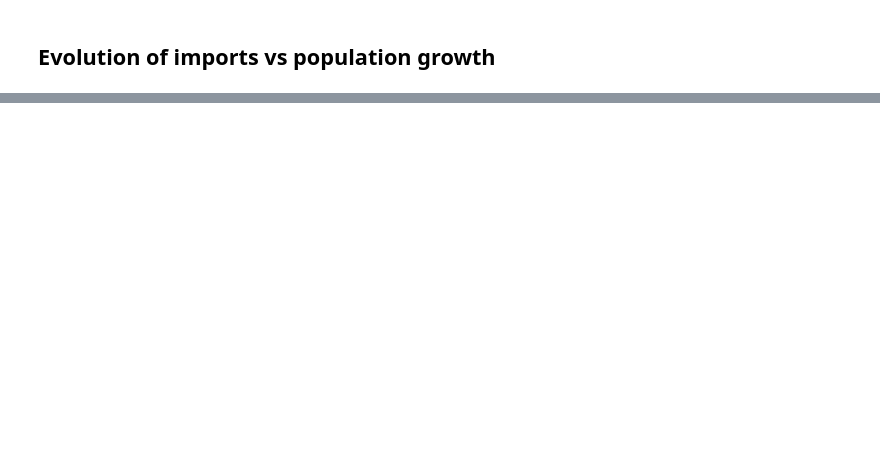
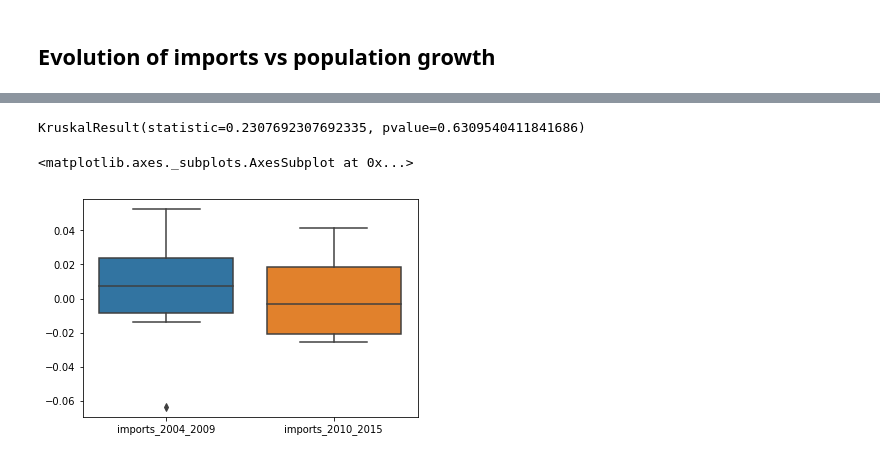
Before and after one commit to MrymZakani/ADA, a Jupyter notebook: Confidence intervals to results.ipynb, the cells around one changed output, grey strips where cells are left out. Cells and saved outputs as stored; diff of their text form; code cells hidden in the pictures; blank space fills up the shorter version.

```diff
--- a/Confidence intervals to results.ipynb
+++ b/Confidence intervals to results.ipynb
@@ -42,0 +180,5 @@ Now we would like to take a probabilistic approach, to give some statistical con
+# %%
+imports ['imp_variation'] = np.zeros(len(imports))
+for row in range (1,len(imports)):
+    imports ['imp_variation'].iloc[row] = ((imports ['quantity_kg'].iloc[row]/imports ['quantity_kg'].iloc[row-1])-1)
+imports
@@ -42,0 +223,4 @@ Now we would like to take a probabilistic approach, to give some statistical con
+# %%
+imports['variation'] = np.zeros(len(imports))
+for row in range (0,len(imports)):
+    imports['variation'].iloc[row] = imports['imp_variation'].iloc[row]-population['pop_variation'].iloc[row]
@@ -42,0 +257,18 @@ Now we would like to take a probabilistic approach, to give some statistical con
+# %%
+imports_before = imports['variation'][16:22]
+imports_after = imports['variation'][22:28]
+# %%
+import scipy as sp
+from scipy import stats
+stats.kruskal(imports_before,imports_after)
+# %% [output]
+KruskalResult(statistic=0.2307692307692335, pvalue=0.6309540411841686)
+# %%
+comp_imp = pd.DataFrame({'imports_2004_2009': imports_before,
+...                       'imports_2010_2015': imports_after})
+# %%
+import seaborn as sns
+sns.boxplot(data=comp_imp)
+# %% [output]
+<matplotlib.axes._subplots.AxesSubplot at 0x...>
+[figure, added]
```
Also changed, not shown: parts of 18 cells of this notebook.
